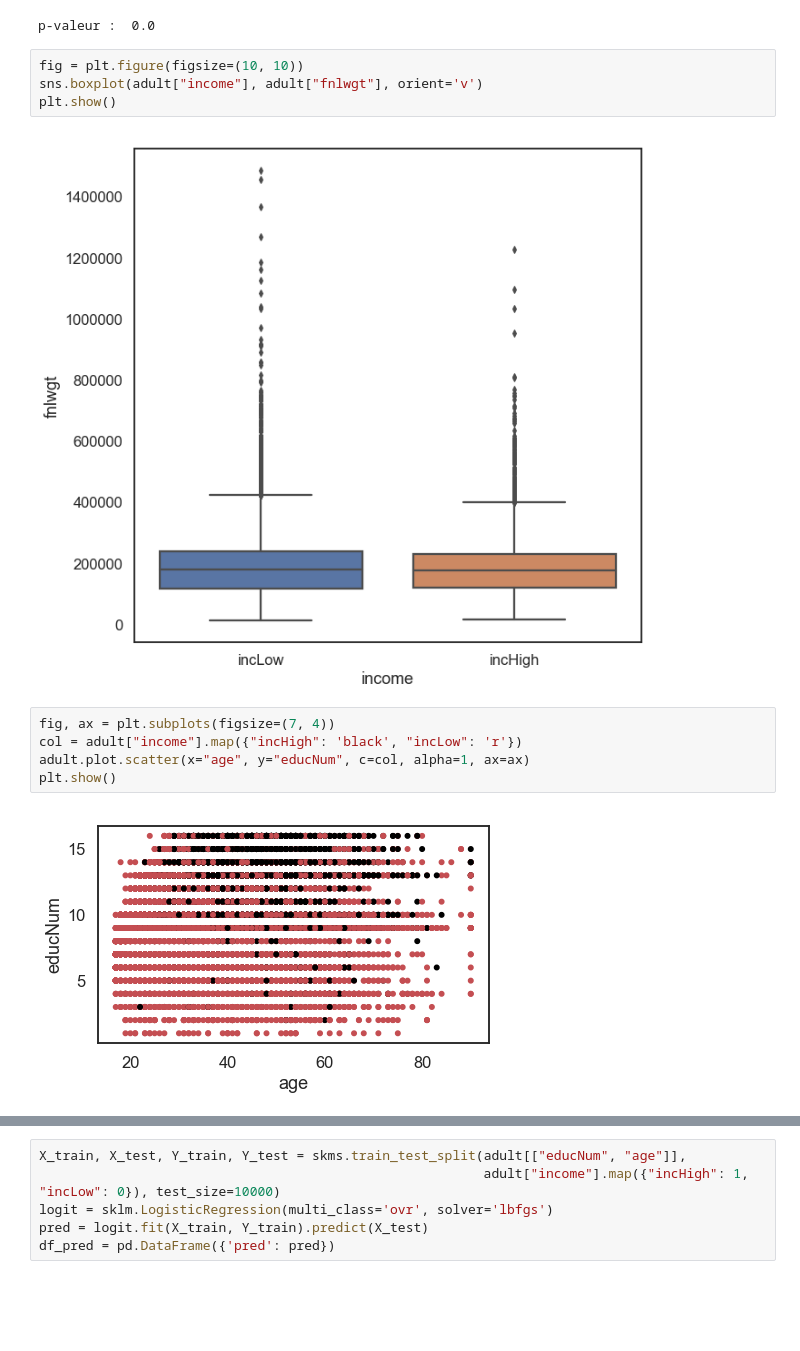
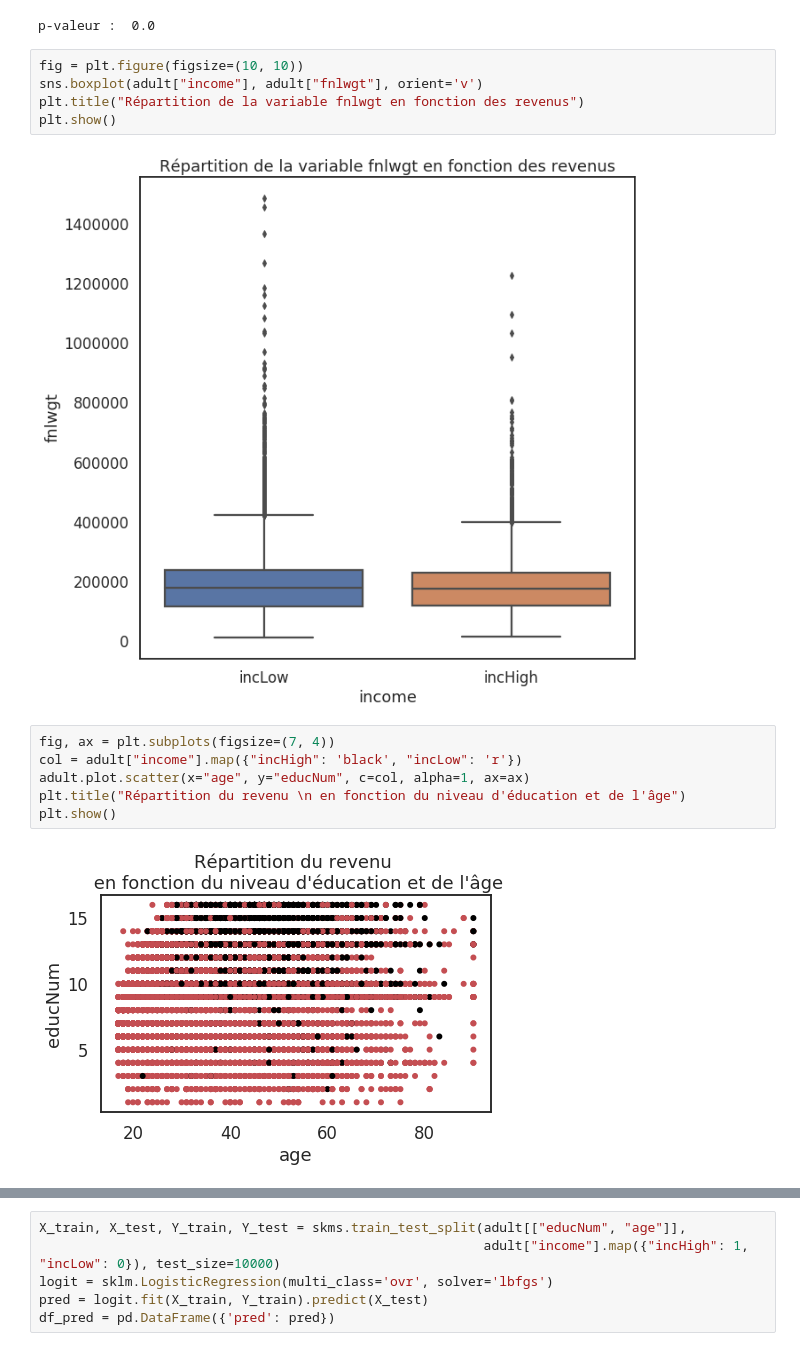
Before and after one commit to PaulCharnay/Exploration, a Jupyter notebook: Explo-Python-AdultCensus.ipynb, the cells around one changed output, grey strips where cells are left out. Cells and saved outputs as stored; diff of their text form; blank space fills up the shorter version.

```diff
--- a/Explo-Python-AdultCensus.ipynb
+++ b/Explo-Python-AdultCensus.ipynb
@@ -419,14 +429,16 @@ p-valeur :  0.0
 # %%
 fig = plt.figure(figsize=(10, 10))
 sns.boxplot(adult["income"], adult["fnlwgt"], orient='v')
+plt.title("Répartition de la variable fnlwgt en fonction des revenus")
 plt.show()
 # %% [output]
-[figure, old version]
+[figure, new version]
 # %%
 fig, ax = plt.subplots(figsize=(7, 4))
 col = adult["income"].map({"incHigh": 'black', "incLow": 'r'})
 adult.plot.scatter(x="age", y="educNum", c=col, alpha=1, ax=ax)
+plt.title("Répartition du revenu \n en fonction du niveau d'éducation et de l'âge")
 plt.show()
 # %% [output]
-[figure, old version]
+[figure, new version]
 # %% [markdown]
```
Also changed, not shown: parts of 25 cells of this notebook.
